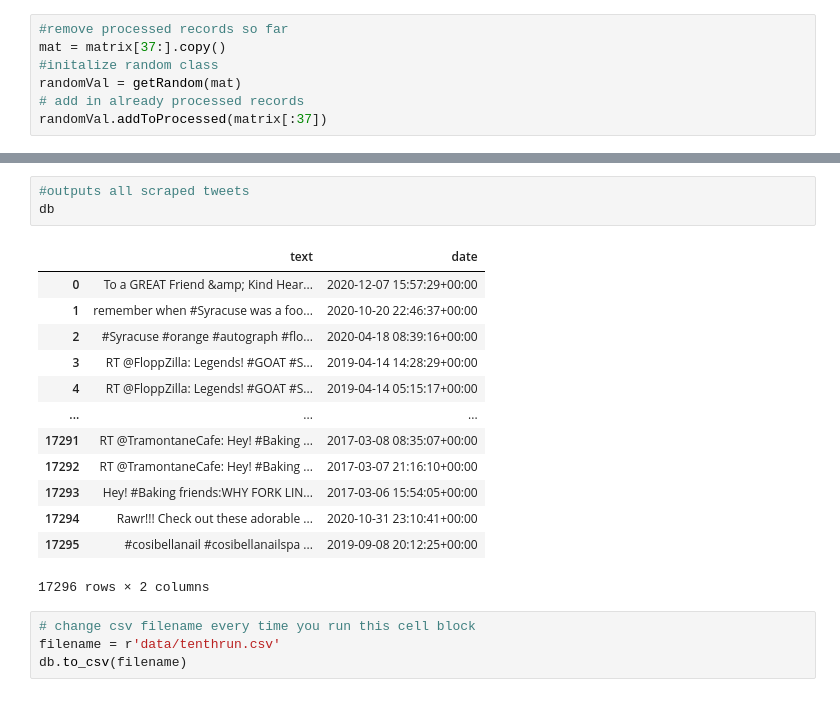
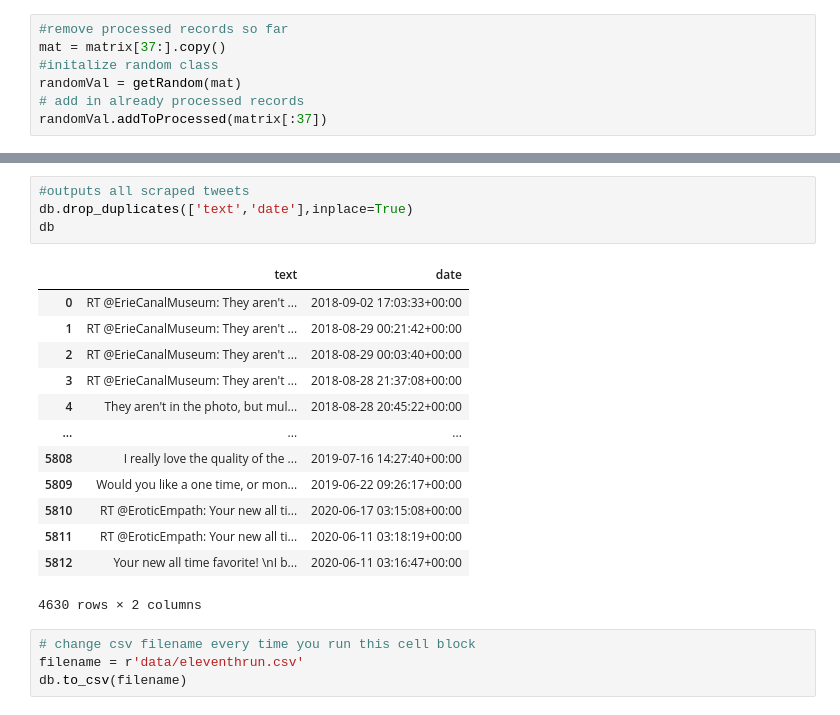
Before and after one commit to jrandolph614/externship-summer-2022, a Jupyter notebook: project/Scraping.ipynb, the cells around one changed output, grey strips where cells are left out. Cells and saved outputs as stored; diff of their text form.

```diff
--- a/project/Scraping.ipynb
+++ b/project/Scraping.ipynb
@@ -241,21 +245,22 @@ Matrix:
 # %%
 #outputs all scraped tweets
+db.drop_duplicates(['text','date'],inplace=True)
 db
 # %% [output]
 |  | text | date |
-| 0 | To a GREAT Friend &amp; Kind Hear... | 2020-12-07 15:57:29+00:00 |
-| 1 | remember when #Syracuse was a foo... | 2020-10-20 22:46:37+00:00 |
-| 2 | #Syracuse #orange #autograph #flo... | 2020-04-18 08:39:16+00:00 |
-| 3 | RT @FloppZilla: Legends! #GOAT #S... | 2019-04-14 14:28:29+00:00 |
-| 4 | RT @FloppZilla: Legends! #GOAT #S... | 2019-04-14 05:15:17+00:00 |
+| 0 | RT @ErieCanalMuseum: They aren't ... | 2018-09-02 17:03:33+00:00 |
+| 1 | RT @ErieCanalMuseum: They aren't ... | 2018-08-29 00:21:42+00:00 |
+| 2 | RT @ErieCanalMuseum: They aren't ... | 2018-08-29 00:03:40+00:00 |
+| 3 | RT @ErieCanalMuseum: They aren't ... | 2018-08-28 21:37:08+00:00 |
+| 4 | They aren't in the photo, but mul... | 2018-08-28 20:45:22+00:00 |
 | ... | ... | ... |
-| 17291 | RT @TramontaneCafe: Hey! #Baking ... | 2017-03-08 08:35:07+00:00 |
-| 17292 | RT @TramontaneCafe: Hey! #Baking ... | 2017-03-07 21:16:10+00:00 |
-| 17293 | Hey! #Baking friends:WHY FORK LIN... | 2017-03-06 15:54:05+00:00 |
-| 17294 | Rawr!!! Check out these adorable ... | 2020-10-31 23:10:41+00:00 |
-| 17295 | #cosibellanail #cosibellanailspa ... | 2019-09-08 20:12:25+00:00 |
+| 5808 | I really love the quality of the ... | 2019-07-16 14:27:40+00:00 |
+| 5809 | Would you like a one time, or mon... | 2019-06-22 09:26:17+00:00 |
+| 5810 | RT @EroticEmpath: Your new all ti... | 2020-06-17 03:15:08+00:00 |
+| 5811 | RT @EroticEmpath: Your new all ti... | 2020-06-11 03:18:19+00:00 |
+| 5812 | Your new all time favorite! \nI b... | 2020-06-11 03:16:47+00:00 |
-17296 rows × 2 columns
+4630 rows × 2 columns
 # %%
 # change csv filename every time you run this cell block
-filename = r'data/tenthrun.csv'
+filename = r'data/eleventhrun.csv'
 db.to_csv(filename)
```
Also changed, not shown: parts of 1 cell of this notebook, 8 other files.
